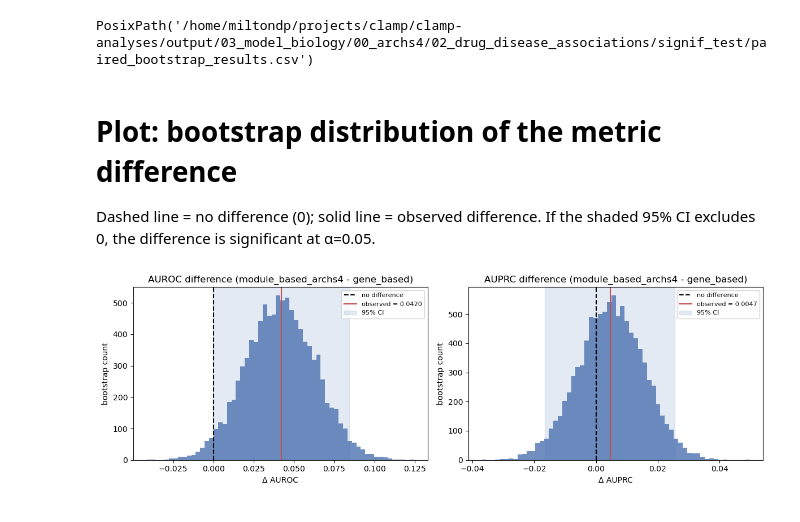
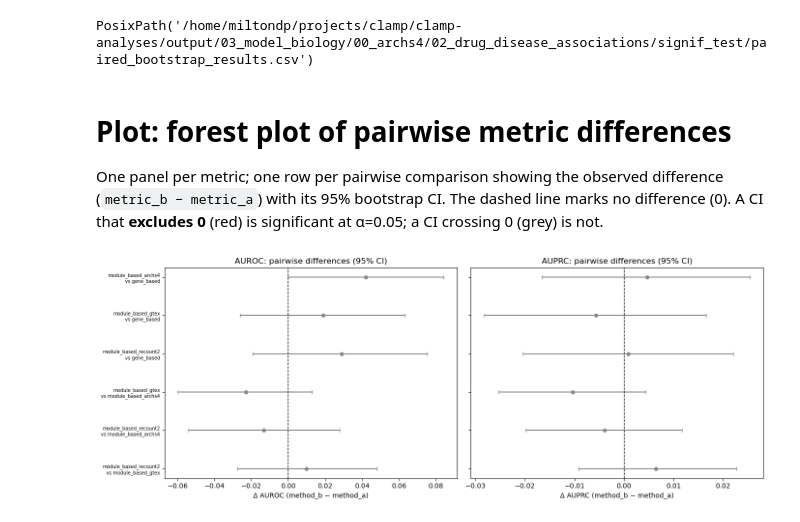
Before and after one commit to miltondp/clamp-analyses, a Jupyter notebook: nbs/03_model_biology/00_archs4/02_drug_disease_associations/signif_test/01_paired_bootstrap_test.ipynb, the cells around one changed output. Cells and saved outputs as stored; diff of their text form; code cells hidden in the pictures.

Commit message:
signif_test: generalize to all 4 methods

```diff
--- a/nbs/03_model_biology/00_archs4/02_drug_disease_associations/signif_test/01_paired_bootstrap_test.ipynb
+++ b/nbs/03_model_biology/00_archs4/02_drug_disease_associations/signif_test/01_paired_bootstrap_test.ipynb
@@ -174,6 +225,4 @@ results = pd.DataFrame(rows)
 # %%
-# Benjamini-Hochberg across all comparisons in the table.
-# (Single method-pair here -> p_value_bh == p_value; structured for the full grid.)
 def bh_correct(pvals):
     pvals = np.asarray(pvals, dtype=float)
     m = len(pvals)
@@ -185,6 +234,19 @@ def bh_correct(pvals):
     out[order] = np.minimum(adj, 1.0)
     return out
 
-results['p_value_bh'] = bh_correct(results['p_value'].values)
-display(results.T)
+# Benjamini-Hochberg WITHIN each metric family: the 6 AUROC comparisons are
+# corrected together, the 6 AUPRC comparisons separately. AUROC and AUPRC are
+# distinct hypothesis families, so pooling them into one correction set would
+# not be coherent.
+results['p_value_bh'] = (
+    results.groupby('metric', sort=False)['p_value'].transform(bh_correct))
+
+# Headline H4 view: AUROC comparisons, sorted by corrected p-value.
+display(
+    results[results['metric'] == 'AUROC']
+    .sort_values('p_value_bh')
+    [['comparison', 'a_obs', 'b_obs', 'diff_obs',
+      'diff_ci_lo', 'diff_ci_hi', 'ci_excludes_0', 'p_value', 'p_value_bh']]
+    .reset_index(drop=True))
+display(results)
 # %% [output]
@@ -213,27 +279,39 @@ display(out_csv)
 # %% [output]
 PosixPath('/home/miltondp/projects/clamp/clamp-analyses/output/03_model_biology/00_archs4/02_drug_disease_associations/signif_test/paired_bootstrap_results.csv')
 # %% [markdown]
-# Plot: bootstrap distribution of the metric difference
+# Plot: forest plot of pairwise metric differences
 
-Dashed line = no difference (0); solid line = observed difference. If the shaded 95% CI excludes 0, the difference is significant at α=0.05.
+One panel per metric; one row per pairwise comparison showing the observed difference (`metric_b − metric_a`) with its 95% bootstrap CI. The dashed line marks no difference (0). A CI that **excludes 0** (red) is significant at α=0.05; a CI crossing 0 (grey) is not.
 # %%
-fig, axes = plt.subplots(1, len(METRICS), figsize=(6 * len(METRICS), 4))
+# Forest plot: observed difference + 95% CI, one panel per metric, one row per
+# pairwise comparison. Red = CI excludes 0 (significant); grey = CI crosses 0.
+fig, axes = plt.subplots(
+    1, len(METRICS),
+    figsize=(7 * len(METRICS), 0.55 * len(COMPARISONS) + 2),
+    sharey=True)
 if len(METRICS) == 1:
     axes = [axes]
+
 for ax, mname in zip(axes, METRICS):
-    d = boot[mname]['diff']
-    lo, hi = np.percentile(d, [2.5, 97.5])
-    ax.hist(d, bins=60, color='#4C72B0', alpha=0.8)
-    ax.axvline(0, color='black', linestyle='--', label='no difference')
-    ax.axvline(observed[mname]['diff'], color='#C44E52', linestyle='-',
-               label=f"observed = {observed[mname]['diff']:.4f}")
-    ax.axvspan(lo, hi, color='#4C72B0', alpha=0.15, label='95% CI')
-    ax.set_title(f'{mname} difference ({METHOD_B} - {METHOD_A})')
-    ax.set_xlabel(f'\u0394 {mname}')
-    ax.set_ylabel('bootstrap count')
-    ax.legend(fontsize=8)
+    sub = results[results['metric'] == mname].reset_index(drop=True)
+    ypos = np.arange(len(sub))[::-1]   # first comparison at the top
+    for y, (_, r) in zip(ypos, sub.iterrows()):
+        color = '#C44E52' if r['ci_excludes_0'] else '#888888'
+        ax.errorbar(
+            r['diff_obs'], y,
+            xerr=[[r['diff_obs'] - r['diff_ci_lo']],
+                  [r['diff_ci_hi'] - r['diff_obs']]],
+            fmt='o', color=color, ecolor=color, capsize=3, markersize=5)
+    ax.axvline(0, color='black', linestyle='--', linewidth=1)
+    ax.set_yticks(ypos)
+    ax.set_yticklabels(
+        [f"{r['method_b']}\nvs {r['method_a']}" for _, r in sub.iterrows()],
+        fontsize=7)
+    ax.set_xlabel(f'Δ {mname} (method_b − method_a)')
+    ax.set_title(f'{mname}: pairwise differences (95% CI)')
+
 fig.tight_layout()
 fig.savefig(OUTPUT_DIR / 'paired_bootstrap_diff.png', dpi=150, bbox_inches='tight')
 plt.show()
 # %% [output]
-[figure, old version]
+[figure, new version]
```
Also changed, not shown: parts of 9 cells of this notebook, 2 other files.
